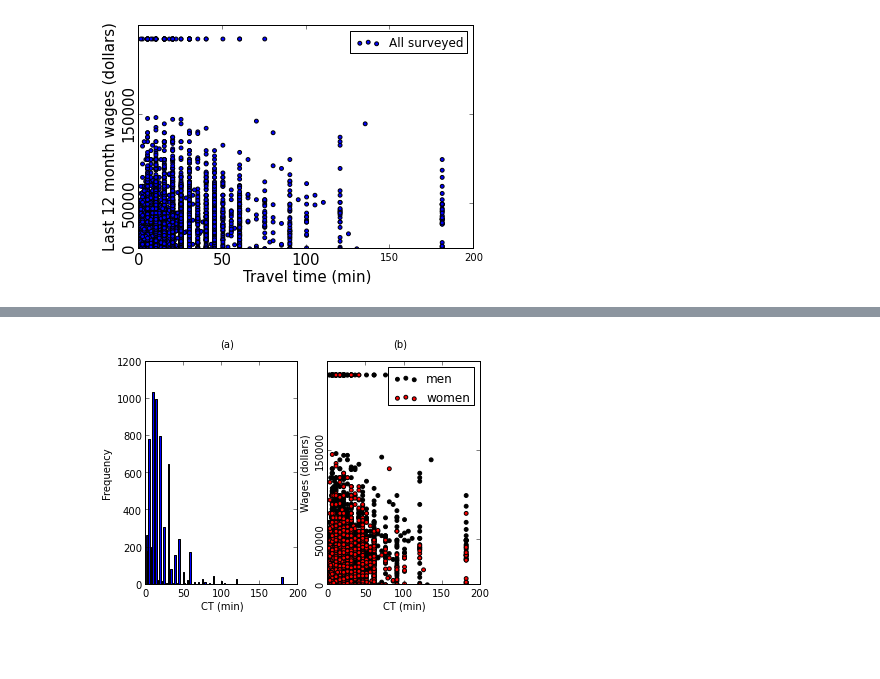
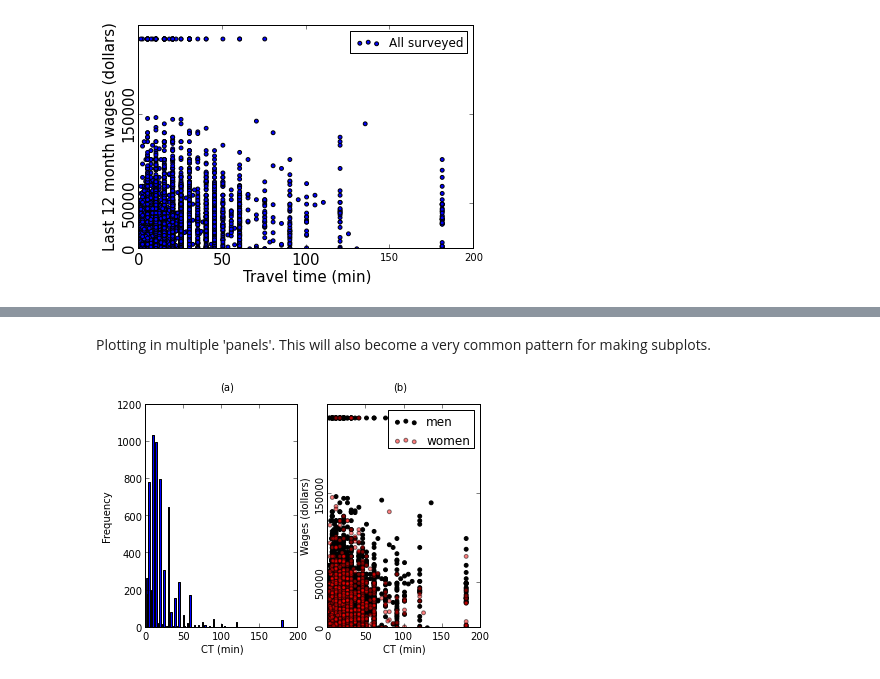
Before and after one commit to herrfz/dataanalysis, a Jupyter notebook: week3/expository_graphs.ipynb, the cells around one changed output, grey strips where cells are left out. Drawn from its saved outputs; the diff is of its cells as text; code cells hidden in the pictures; blank space fills up the shorter version.

```diff
--- a/week3/expository_graphs.ipynb
+++ b/week3/expository_graphs.ipynb
@@ -6,6 +10,6 @@ import numpy as np
 # %%
 #pData = pd.read_csv('https://dl.dropbox.com/u/7710864/data/csv_hid/ss06pid.csv')
-pData = pd.read_csv('./data/ss06pid.csv')
+pData = pd.read_csv('../data/ss06pid.csv')
 pData
 # %% [output]
 <class 'pandas.core.frame.DataFrame'>
@@ -75,5 +83,6 @@ f.suptitle('Wages earned versus commute time', fontweight='bold', fontsize=16);
+# %% [markdown]
+Plotting in multiple 'panels'. This will also become a very common pattern for making subplots.
 # %%
-# multiple 'panels'
 f, (ax1, ax2) = subplots(ncols=2)
 
 # first plot
@@ -81,35 +90,35 @@ ax1.hist(pData['JWMNP'], bins=100, range=(pData['JWMNP'].min(), pData['JWMNP'].m
 ax1.set_xlabel('CT (min)')
 ax1.set_ylabel('Frequency')
 
 # second plot
 ix1 = pData['SEX'] == 1
 ix2 = pData['SEX'] == 2
 ax2.scatter(pData['JWMNP'][ix1], pData['WAGP'][ix1], c='k', s=15, label='men')
-ax2.scatter(pData['JWMNP'][ix2], pData['WAGP'][ix2], c='r', s=15, label='women')
+ax2.scatter(pData['JWMNP'][ix2], pData['WAGP'][ix2], c='r', s=15, label='women', alpha=.5)
 
 # adjust axes ranges
 ax2.set_xlim(0,200)
 ax2.set_ylim(0, 250000)
 
 # set y-axis ticks
 ax2.set_yticks([0, 50000, 150000])
 
 # set axes labels
 ax2.set_xlabel('CT (min)')
 ax2.set_ylabel('Wages (dollars)')
 
 # adjust tick orientation
 for ty in ax2.yaxis.get_major_ticks():
     ty.label.set_rotation('vertical')
 
 # add legend
 ax2.legend()
 
 # add margin text
 figtext(0.3, 0.95, '(a)')
 figtext(0.7, 0.95, '(b)');
 # %% [output]
-[figure, old version]
+[figure, new version]
 # %%
 # save the figure
 # to PDF
```
Also changed, not shown: parts of 6 cells of this notebook, 15 other files.
